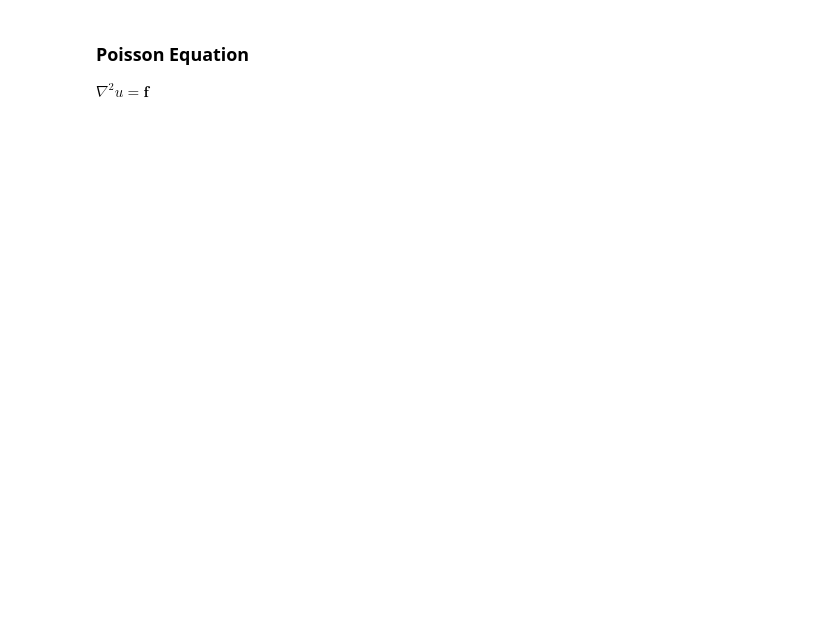
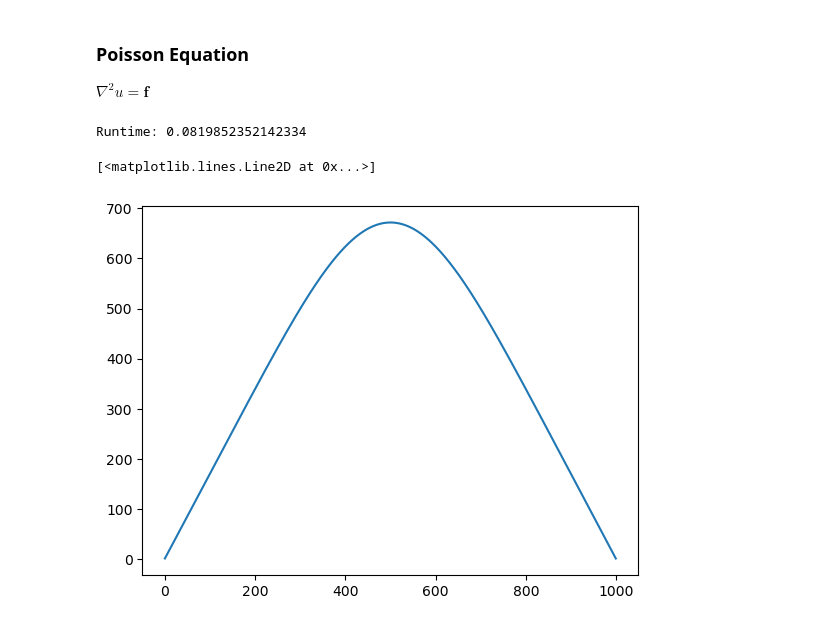
Before and after one commit to viluiz/numpde, a Jupyter notebook: Poisson_equation_finite_differences.ipynb, the cells around one changed output. Cells and saved outputs as stored; diff of their text form; code cells hidden in the pictures; blank space fills up the shorter version.

```diff
--- a/Poisson_equation_finite_differences.ipynb
+++ b/Poisson_equation_finite_differences.ipynb
@@ -129,2 +179,11 @@ poisson = Poisson(dx=0.1,
+# %%
+start = time.time()
+u = poisson.forward()
+print('Runtime:',time.time()-start)
+plt.plot(u)
+# %% [output]
+Runtime: 0.0819852352142334
+[<matplotlib.lines.Line2D at 0x...>]
+[figure, added]
 # %%
 start = time.time()
```
Also changed, not shown: parts of 10 cells of this notebook, 19 other files.
